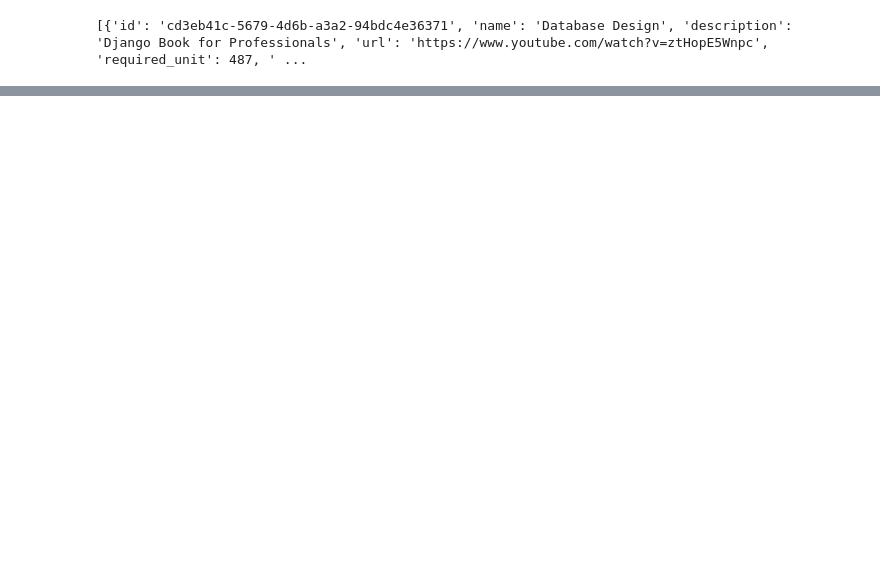
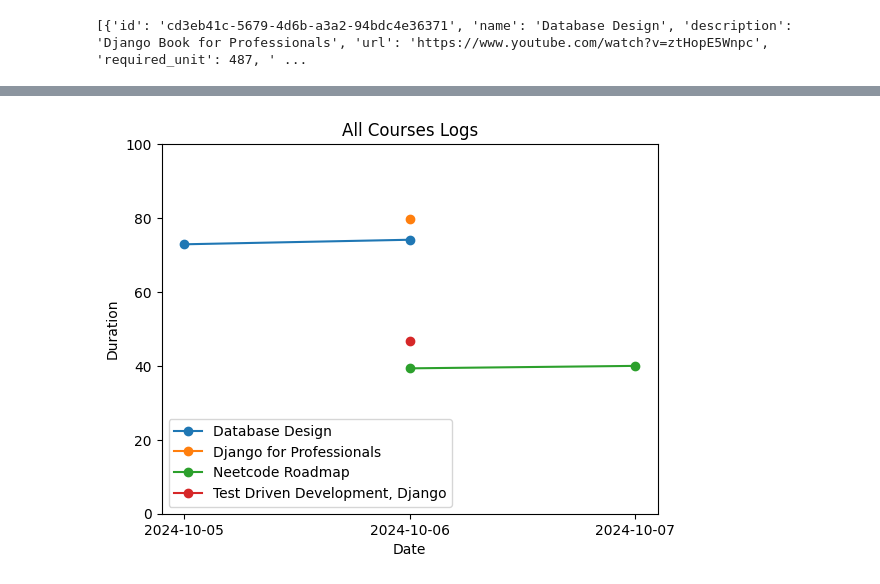
Before and after one commit to Shihabulislam1/coursetracker-abrar, a Jupyter notebook: scripts/add_course_updates.ipynb, the cells around one changed output, grey strips where cells are left out. Cells and saved outputs as stored; diff of their text form; code cells hidden in the pictures; blank space fills up the shorter version.

```diff
--- a/scripts/add_course_updates.ipynb
+++ b/scripts/add_course_updates.ipynb
@@ -89,0 +96,21 @@ plt.plot(log_dates, log_values, 'o-')
+# %%
+plt.figure()  # Create a single figure for all courses
+plt.xlabel('Date')
+plt.ylabel('Duration')
+plt.ylim(0, 100)
+plt.title('All Courses Logs')
+
+for course in courses:
+    course_name = course.get('name')
+    course_unit = course.get('required_unit')
+    logs = course.get('logs')
+    log_dates = [log.get('date') for log in logs]
+    log_values = [(log.get('unit')/course_unit)*100 for log in logs]
+
+    # Plot the logs against the dates in a line plot graph with bigger dots
+    plt.plot(log_dates, log_values, 'o-', label=course_name)
+
+plt.legend()  # Add a legend to differentiate between courses
+plt.show()  #
+# %% [output]
+[figure, added]
```
Also changed, not shown: parts of 3 cells of this notebook, 1 other file.
